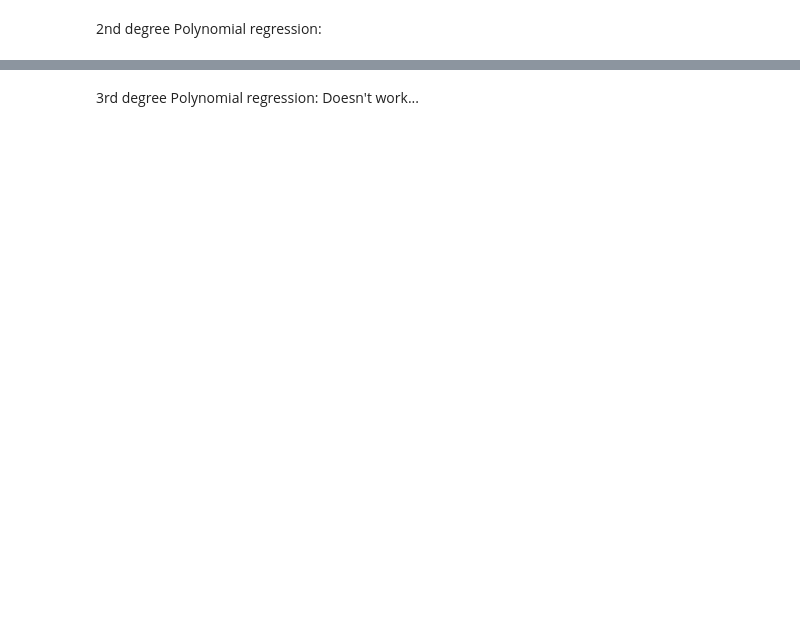
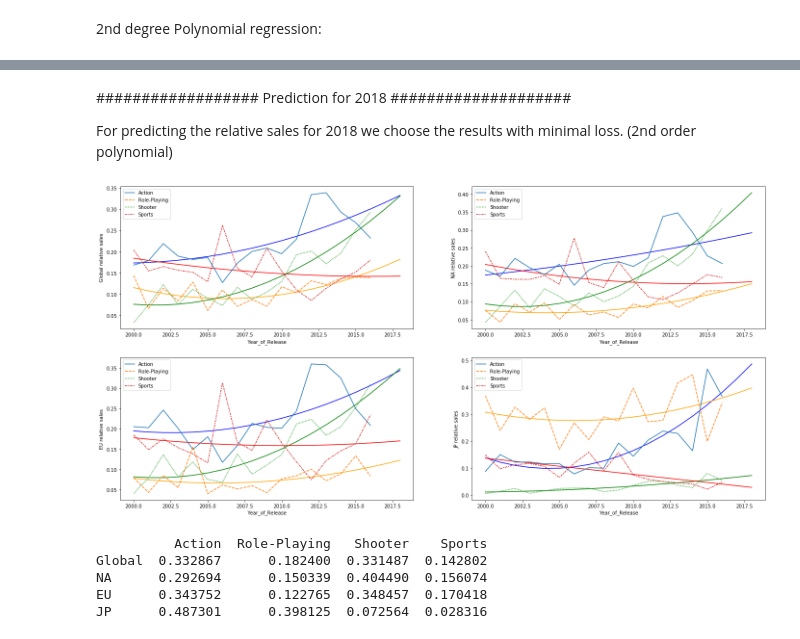
Before and after one commit to Pellys/FDSProject, a Jupyter notebook: sales_genre_rel.ipynb, the cells around one changed output, grey strips where cells are left out. Drawn from its saved outputs; the diff is of its cells as text; code cells hidden in the pictures; blank space fills up the shorter version.

```diff
--- a/sales_genre_rel.ipynb
+++ b/sales_genre_rel.ipynb
@@ -323,4 +401,2 @@ plt.show()
-# %% [markdown]
-3rd degree Polynomial regression: Doesn't work...
 # %%
 # # Determine the parameters and output the results
@@ -349 +425,46 @@ plt.show()
 # plt.show()
+# %% [markdown]
+##################    Prediction for 2018    ####################
+
+For predicting the relative sales for 2018 we choose the results with minimal loss. (2nd order polynomial)
+# %%
+# We calculate the prediction for relative sales in 2018 and store them inside a Data Frame
+# The array pred_res contains the results and will be used later to construct the Data Frame
+pred_res = np.zeros((len(regions), len(genres)))
+
+# The year we want to predict 20**
+year = 18
+x = np.intc(np.arange(0,year+1,1))
+# Determine the predicted values and output the results
+plt.figure(figsize=(12*2,12))
+
+# Loop over the regions - Global, NA, EU, JP
+for j, reg in enumerate(regions):
+
+    plt.subplot(2,2,j+1)
+
+    # Loop over the different genres
+    for i,gen in enumerate(genres):
+
+        # Negative prediction value Japan - Sports, use linear regression instead
+        if (i==3 and j==3):
+            pred_res[j][i] = lin_fun(theta_lin[j][i], year)
+            plt.plot(x+2000, lin_fun(theta_lin[j][i], x), color=col[i])
+        else:
+            pred_res[j][i] = poly2_fun(theta_pol[j][i], year)
+            plt.plot(x+2000, poly2_fun(theta_pol[j][i], x), color=col[i])
+
+    sns.lineplot(data=genre_rel_arr[j])
+    plt.ylabel('%s relative sales' %(reg))
+plt.show()
+
+
+prediction = pd.DataFrame(pred_res, columns=genres, index=regions)
+print(prediction)
+# %% [output]
+[figure, added]
+          Action  Role-Playing   Shooter    Sports
+Global  0.332867      0.182400  0.331487  0.142802
+NA      0.292694      0.150339  0.404490  0.156074
+EU      0.343752      0.122765  0.348457  0.170418
+JP      0.487301      0.398125  0.072564  0.028316
```
Also changed, not shown: parts of 12 cells of this notebook.
